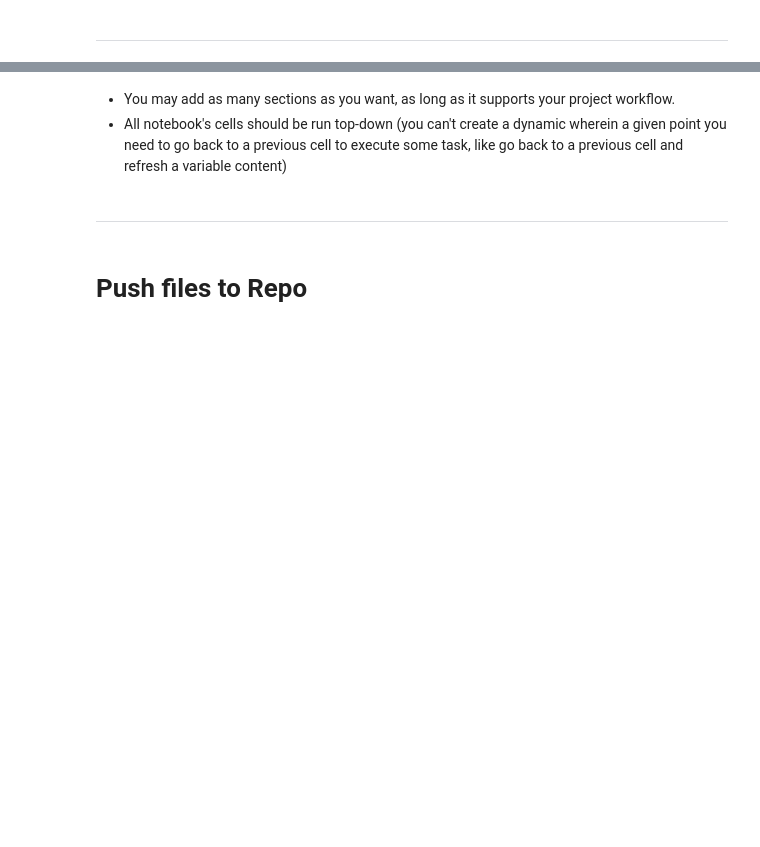
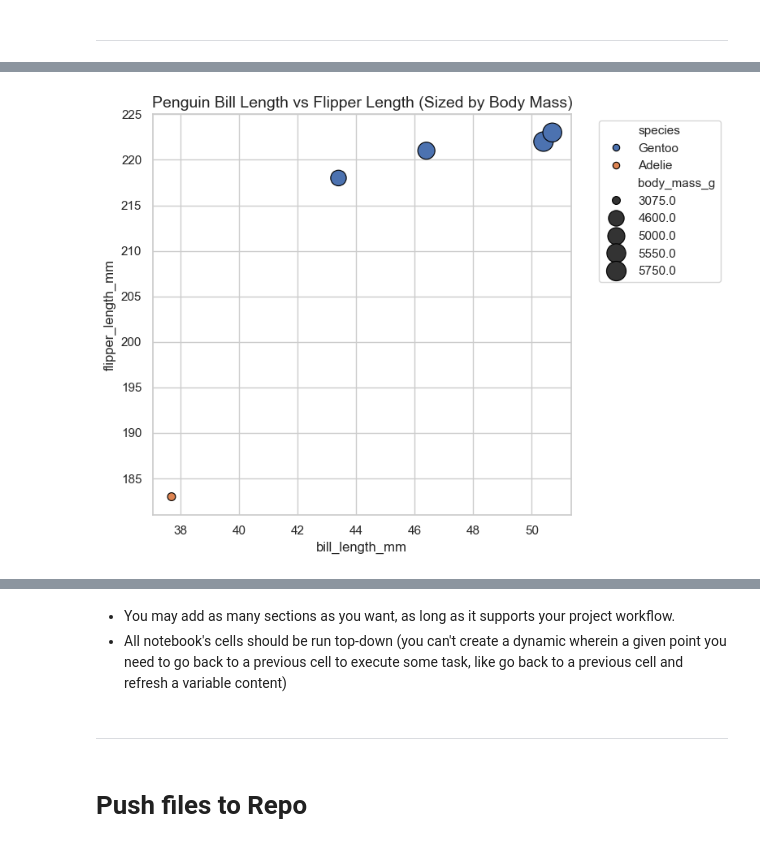
Before and after one commit to yuna639/Deom_test, a Jupyter notebook: jupyter_notebooks/Notebook_Template.ipynb, the cells around one changed output, grey strips where cells are left out. Cells and saved outputs as stored; diff of their text form; code cells hidden in the pictures; blank space fills up the shorter version.

```diff
--- a/jupyter_notebooks/Notebook_Template.ipynb
+++ b/jupyter_notebooks/Notebook_Template.ipynb
@@ -119,0 +1090,41 @@ NOTE
+# %%
+import pandas as pd
+import seaborn as sns
+import matplotlib.pyplot as plt
+
+# Create the DataFrame
+data = {
+    "species": ["Gentoo", "Gentoo", "Gentoo", "Adelie", "Gentoo"],
+    "island": ["Biscoe", "Biscoe", "Biscoe", "Biscoe", "Biscoe"],
+    "bill_length_mm": [43.4, 50.4, 46.4, 37.7, 50.7],
+    "bill_depth_mm": [14.4, 15.7, 15.6, 16.0, 15.0],
+    "flipper_length_mm": [218.0, 222.0, 221.0, 183.0, 223.0],
+    "body_mass_g": [4600.0, 5750.0, 5000.0, 3075.0, 5550.0],
+    "sex": ["Female", "Male", "Male", "Female", "Male"]
+}
+
+df = pd.DataFrame(data)
+
+# Set Seaborn style
+sns.set(style="whitegrid")
+
+# Create scatter plot
+plt.figure(figsize=(8, 6))
+scatter = sns.scatterplot(
+    data=df,
+    x="bill_length_mm",
+    y="flipper_length_mm",
+    hue="species",
+    size="body_mass_g",
+    sizes=(50, 300),  # min/max point size
+    palette="deep",
+    edgecolor="black"
+)
+
+# Add title
+plt.title("Penguin Bill Length vs Flipper Length (Sized by Body Mass)", fontsize=14)
+plt.legend(bbox_to_anchor=(1.05, 1), loc=2)  # Move legend outside
+plt.tight_layout()
+plt.show()
+# %% [output]
+[figure, added]
```
Also changed, not shown: parts of 93 cells of this notebook, 14 other files.
